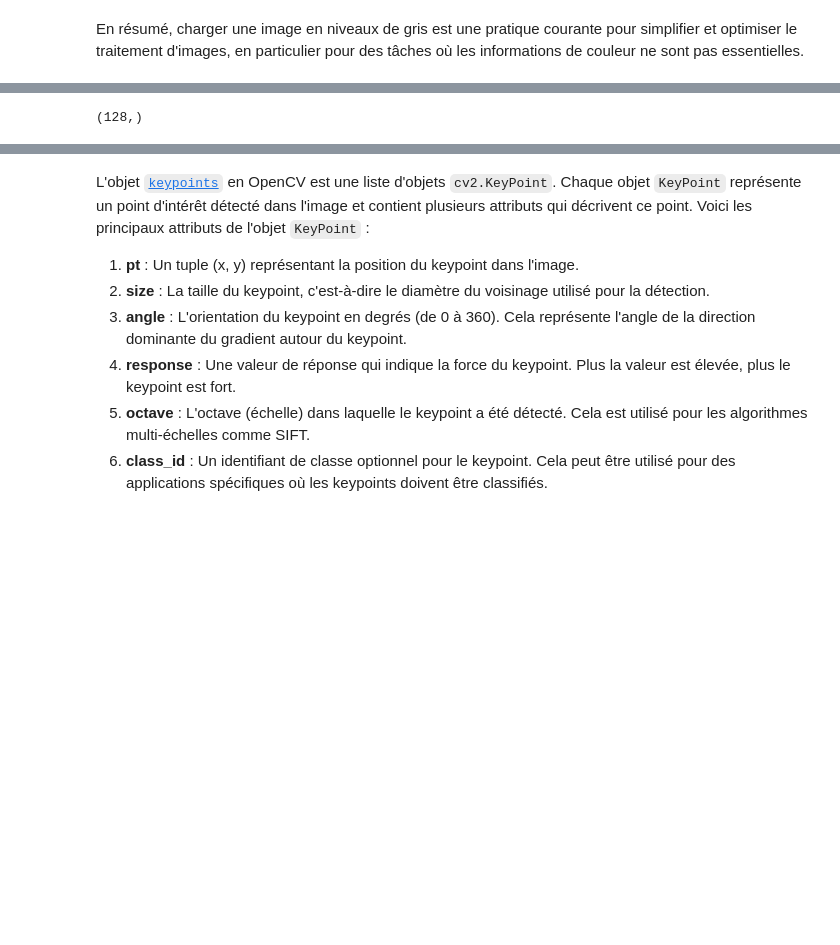
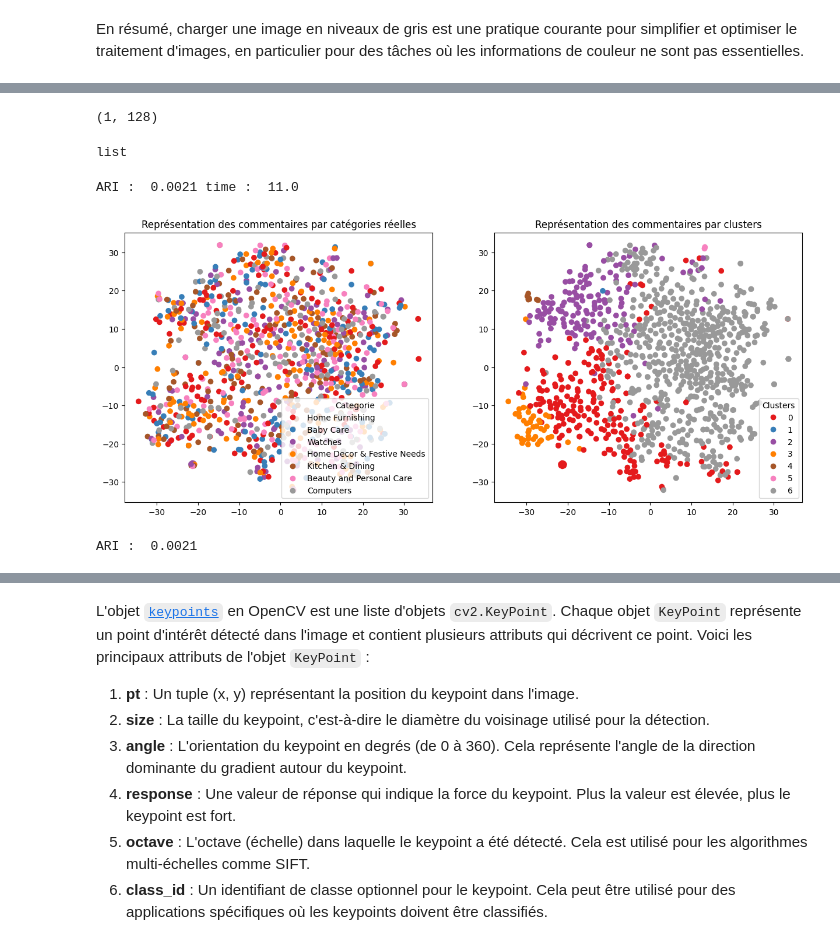
Before and after one commit to Hedredo/oc_projet_6, a Jupyter notebook: 1_notebook_classification_072024.ipynb, the cells around one changed output, grey strips where cells are left out. Cells and saved outputs as stored; diff of their text form; code cells hidden in the pictures; blank space fills up the shorter version.

```diff
--- a/1_notebook_classification_072024.ipynb
+++ b/1_notebook_classification_072024.ipynb
@@ -1132,4 +1302,4 @@ len(descriptors)
 # %%
-descriptors[0].shape
+descriptors[0].reshape(1, -1).shape
 # %% [output]
-(128,)
+(1, 128)
@@ -1135,0 +1317,18 @@ descriptors[0].shape
+# %%
+type(histograms)
+# %% [output]
+list
+# %%
+# Convert the histograms list into a DataFrame
+histograms_df = pd.DataFrame(histograms, columns=[f"hist_{i}" for i in range(n_clusters)])
+# %%
+# Use the ARIs function to compute the ARI between the true categories and the clusters
+ARI, X_tsne, labels, y_cat_ser = ARI_fct(histograms_df)
+# %% [output]
+ARI :  0.0021 time :  11.0
+# %%
+# Use the TSNE_visu_fct function to visualize the TSNE
+TSNE_visu_fct(X_tsne, y_cat_ser.tolist(), labels, ARI)
+# %% [output]
+[figure, added]
+ARI :  0.0021
```
Also changed, not shown: parts of 67 cells of this notebook.
